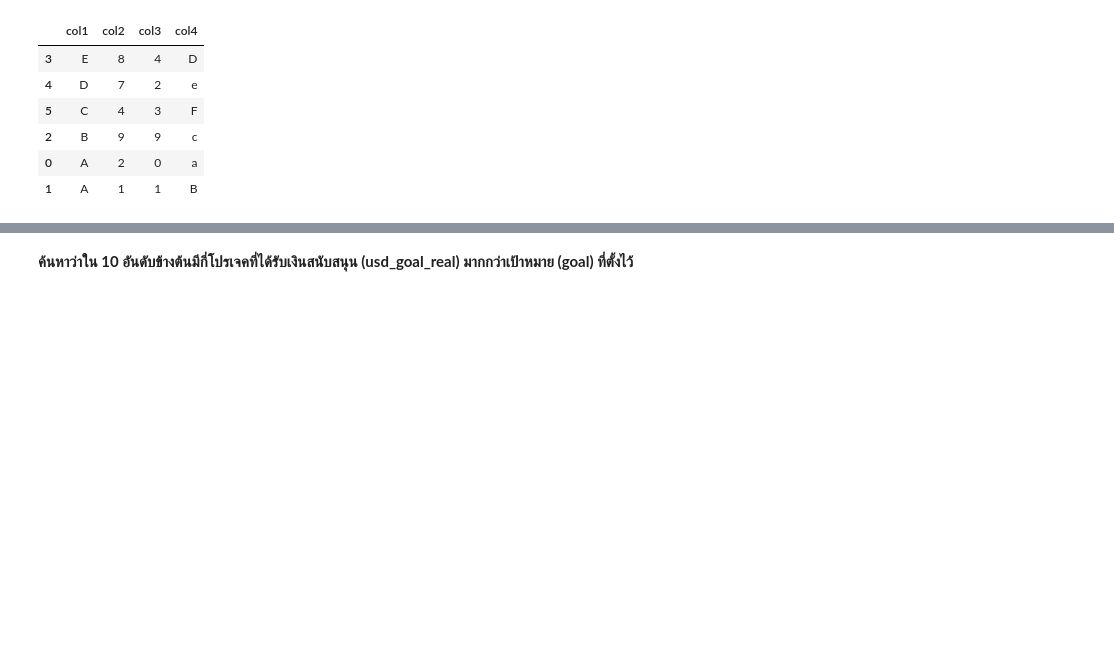
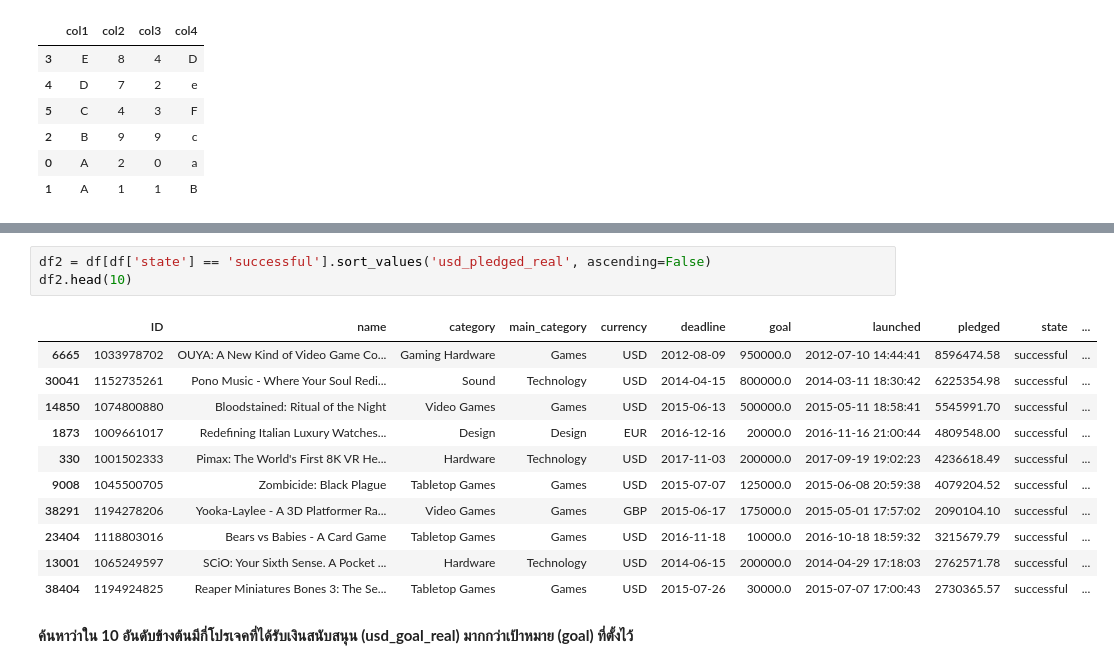
Before and after one commit to gutpdn/PythonForML, a Jupyter notebook: Pandas_Exercises.ipynb, the cells around one changed output, grey strips where cells are left out. Drawn from its saved outputs; the diff is of its cells as text; blank space fills up the shorter version.

```diff
--- a/Pandas_Exercises.ipynb
+++ b/Pandas_Exercises.ipynb
@@ -259,2 +258,17 @@ data.sort_values('col1', ascending=False)
+# %%
+df2 = df[df['state'] == 'successful'].sort_values('usd_pledged_real', ascending=False)
+df2.head(10)
+# %% [output]
+|  | ID | name | category | main_category | currency | deadline | goal | launched | pledged | state | ... |
+| 6665 | 1033978702 | OUYA: A New Kind of Video Game Co... | Gaming Hardware | Games | USD | 2012-08-09 | 950000.0 | 2012-07-10 14:44:41 | 8596474.58 | successful | ... |
+| 30041 | 1152735261 | Pono Music - Where Your Soul Redi... | Sound | Technology | USD | 2014-04-15 | 800000.0 | 2014-03-11 18:30:42 | 6225354.98 | successful | ... |
+| 14850 | 1074800880 | Bloodstained: Ritual of the Night | Video Games | Games | USD | 2015-06-13 | 500000.0 | 2015-05-11 18:58:41 | 5545991.70 | successful | ... |
+| 1873 | 1009661017 | Redefining Italian Luxury Watches... | Design | Design | EUR | 2016-12-16 | 20000.0 | 2016-11-16 21:00:44 | 4809548.00 | successful | ... |
+| 330 | 1001502333 | Pimax: The World's First 8K VR He... | Hardware | Technology | USD | 2017-11-03 | 200000.0 | 2017-09-19 19:02:23 | 4236618.49 | successful | ... |
+| 9008 | 1045500705 | Zombicide: Black Plague | Tabletop Games | Games | USD | 2015-07-07 | 125000.0 | 2015-06-08 20:59:38 | 4079204.52 | successful | ... |
+| 38291 | 1194278206 | Yooka-Laylee - A 3D Platformer Ra... | Video Games | Games | GBP | 2015-06-17 | 175000.0 | 2015-05-01 17:57:02 | 2090104.10 | successful | ... |
+| 23404 | 1118803016 | Bears vs Babies - A Card Game | Tabletop Games | Games | USD | 2016-11-18 | 10000.0 | 2016-10-18 18:59:32 | 3215679.79 | successful | ... |
+| 13001 | 1065249597 | SCiO: Your Sixth Sense. A Pocket ... | Hardware | Technology | USD | 2014-06-15 | 200000.0 | 2014-04-29 17:18:03 | 2762571.78 | successful | ... |
+| 38404 | 1194924825 | Reaper Miniatures Bones 3: The Se... | Tabletop Games | Games | USD | 2015-07-26 | 30000.0 | 2015-07-07 17:00:43 | 2730365.57 | successful | ... |
 # %% [markdown]
 **ค้นหาว่าใน 10 อันดับข้างต้นมีกี่โปรเจคที่ได้รับเงินสนับสนุน (usd_goal_real) มากกว่าเป้าหมาย (goal) ที่ตั้งไว้**
```
Also changed, not shown: parts of 24 cells of this notebook.
